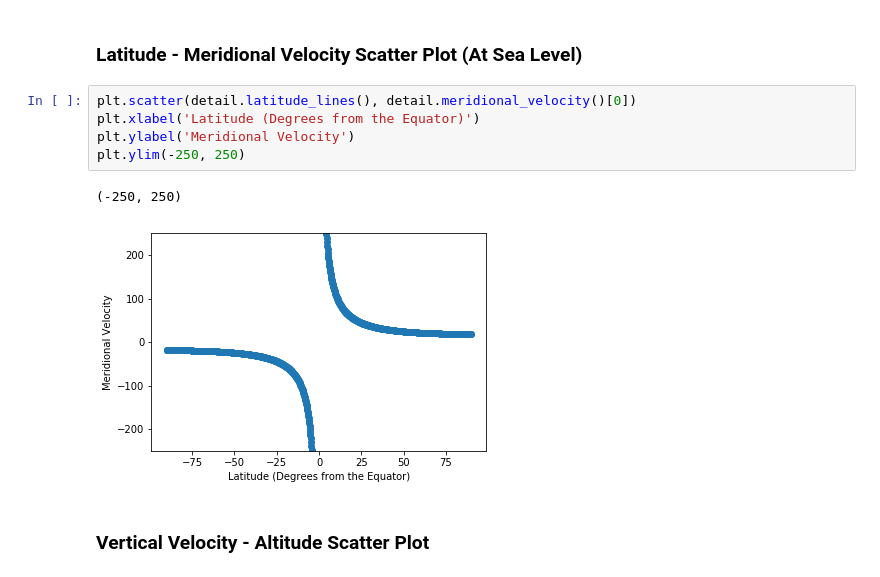
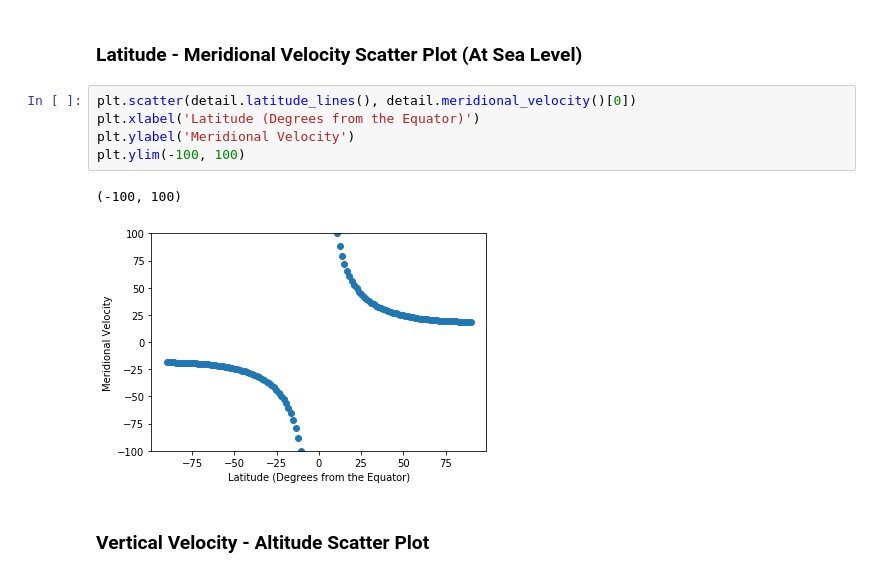
Before and after one commit to amsimp/amsimp, a Jupyter notebook: benchmarking/visualise.ipynb, the cells around one changed output. Cells and saved outputs as stored; diff of their text form.

```diff
--- a/benchmarking/visualise.ipynb
+++ b/benchmarking/visualise.ipynb
@@ -52,11 +52,11 @@ plt.ylim(-250, 250)
 # %%
 plt.scatter(detail.latitude_lines(), detail.meridional_velocity()[0])
 plt.xlabel('Latitude (Degrees from the Equator)')
 plt.ylabel('Meridional Velocity')
-plt.ylim(-250, 250)
+plt.ylim(-100, 100)
 # %% [output]
-(-250, 250)
+(-100, 100)
-[figure, old version]
+[figure, new version]
 # %% [markdown]
 ### Vertical Velocity - Altitude Scatter Plot
 # %%
```
Also changed, not shown: parts of 3 cells of this notebook, 1 other file.
